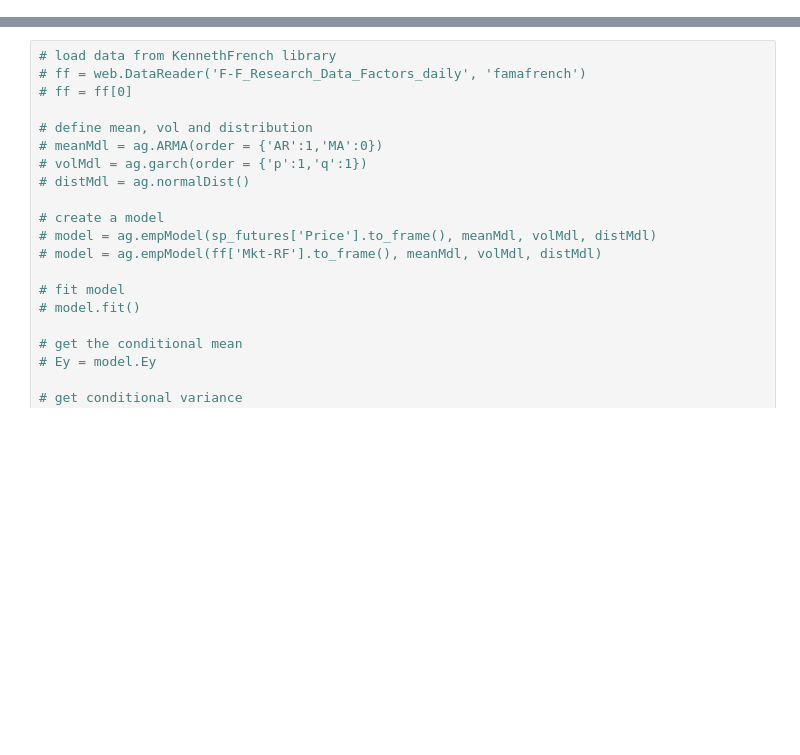
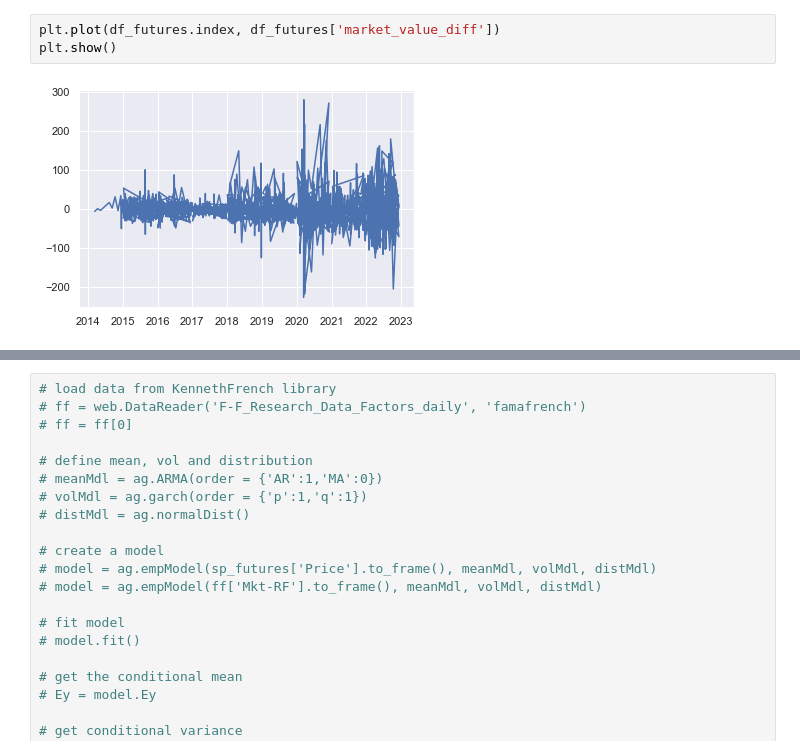
Before and after one commit to alexanderlerner/stats207project, a Jupyter notebook: garch_model.ipynb, the cells around one changed output, grey strips where cells are left out. Cells and saved outputs as stored; diff of their text form; blank space fills up the shorter version.

```diff
--- a/garch_model.ipynb
+++ b/garch_model.ipynb
@@ -58,0 +55,5 @@ See the caveats in the documentation: https://pandas.pydata.org/pandas-docs/stab
+# %%
+plt.plot(df_futures.index, df_futures['market_value_diff'])
+plt.show()
+# %% [output]
+[figure, added]
```
Also changed, not shown: parts of 18 cells of this notebook, 3 other files.
